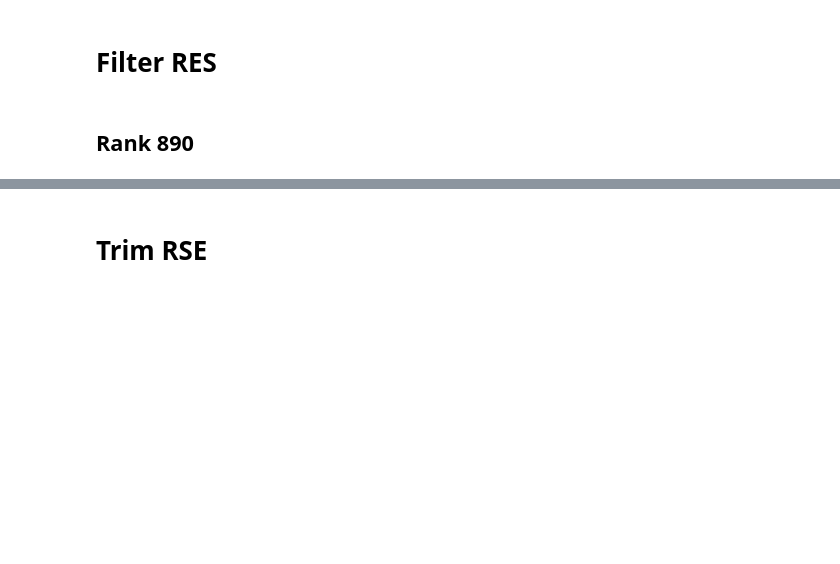
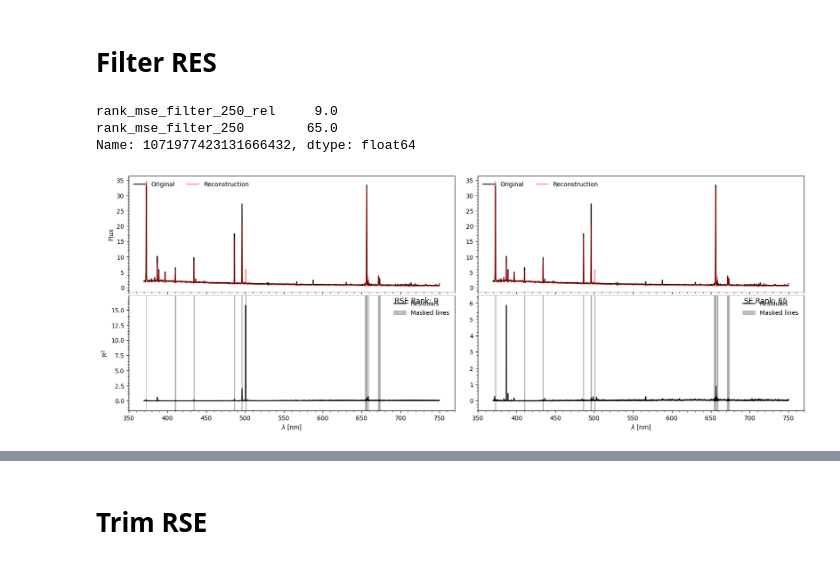
Before and after one commit to ed-ortizm/anomaly, a Jupyter notebook: thesis/residual_based_scores/bin_03/01_02_rse_figs_bin3.ipynb, the cells around one changed output, grey strips where cells are left out. Saved outputs shown, nothing was run; the diff lists cells and outputs as text; code cells hidden in the pictures; blank space fills up the shorter version.

Commit message:
feature: suppress emission lines for filter RSE figures

```diff
--- a/thesis/residual_based_scores/bin_03/01_02_rse_figs_bin3.ipynb
+++ b/thesis/residual_based_scores/bin_03/01_02_rse_figs_bin3.ipynb
@@ -218,6 +218,15 @@ idx_id_spec = np.load(
     f"{spectra_dir}/ids_imputing.npy",
     mmap_mode='r'
 )
+# %%
+emission_lines = list(GALAXY_LINES.keys())
+
+velocity_fil_fn = VelocityFilter(
+    wave=wave, velocity_filter=250,
+    lines=emission_lines
+)
+
+vel_mask = velocity_fil_fn.get_velocity_filter_mask()
 # %% [markdown]
 ## Model
 # %%
@@ -403,6 +412,55 @@ Name: 1882639117586556928, dtype: float64
 [figure]
 # %% [markdown]
 # Filter RES
-# %% [markdown]
-## Rank 890
+# %%
+mask = score_rank_df.rank_mse_filter_250_rel == 9
+specid = score_rank_df.loc[mask].index.values[0]
+idx_spec = specobjid_to_idx(specid, idx_id_spec)
+spec = spectra[idx_spec]
+rec_spec = ae_model.reconstruct(spec)[0]
+# ------------------------------------------------------
+RSEidual = rse_residual(spec, rec_spec)
+rseidual_vel_maked = rse_residual(spec*vel_mask, rec_spec*vel_mask)
+squared_res = squared_residual(spec, rec_spec)
+squared_res_vel_maked = squared_residual(spec*vel_mask, rec_spec*vel_mask)
+#
+rse_rank = score_rank_df.loc[specid, 'rank_mse_filter_250_rel']
+se_rank = score_rank_df.loc[specid, 'rank_mse_filter_250']
+# -------------------------------------------------------
+fig, axs = rse_se_fig(
+    spec, rec_spec, wave_nm,
+    rseidual_vel_maked, squared_res_vel_maked,
+    rse_rank, se_rank,
+    alpha=0.5
+)
+# ----------------------------------------------------
+# shaded regions
+axs[1, 0].fill_between(
+    wave_nm,
+    0, 1,              # Fill from bottom (0) to top (1) of the axis
+    where=~vel_mask,    # Only where your mask is True
+    color='gray',      # Color of the shade
+    alpha=0.5,         # Transparency
+    transform=axs[1, 0].get_xaxis_transform(), # Key: maps y to axis fractions
+    label='Masked lines'
+)
+axs[1, 1].fill_between(
+    wave_nm,
+    0, 1,              # Fill from bottom (0) to top (1) of the axis
+    where=~vel_mask,    # Only where your mask is True
+    color='gray',      # Color of the shade
+    alpha=0.5,         # Transparency
+    transform=axs[1, 1].get_xaxis_transform(), # Key: maps y to axis fractions
+    label='Masked lines'
+)
+# leggends
+axs[1, 0].legend(loc='upper right', frameon=False, fontsize=10)
+axs[1, 1].legend(loc='upper right', frameon=False, fontsize=10)
+# -------------------------------------------------------
+score_rank_df.loc[specid, ['rank_mse_filter_250_rel', 'rank_mse_filter_250']].T
+# %% [output]
+rank_mse_filter_250_rel     9.0
+rank_mse_filter_250        65.0
+Name: 1071977423131666432, dtype: float64
+[figure, added]
 # %%
```
Also changed, not shown: parts of 16 cells of this notebook.
